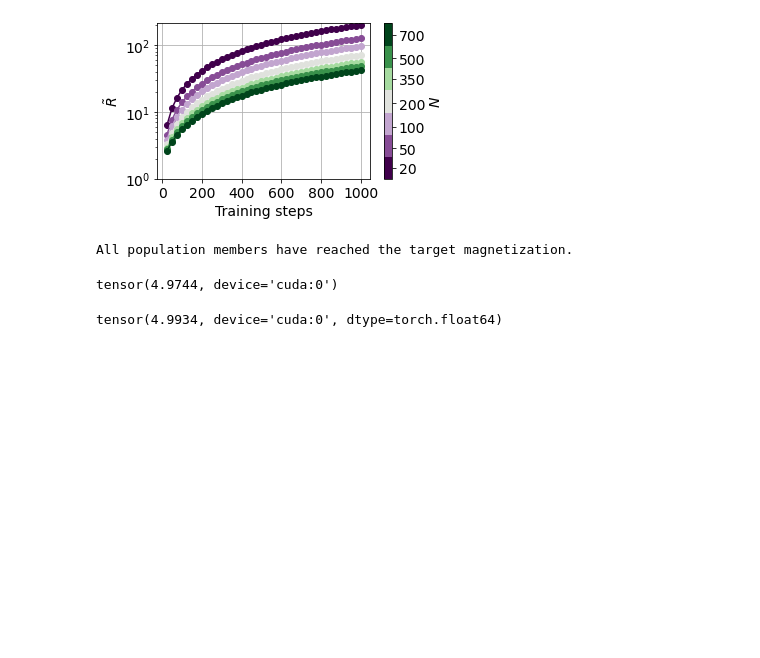
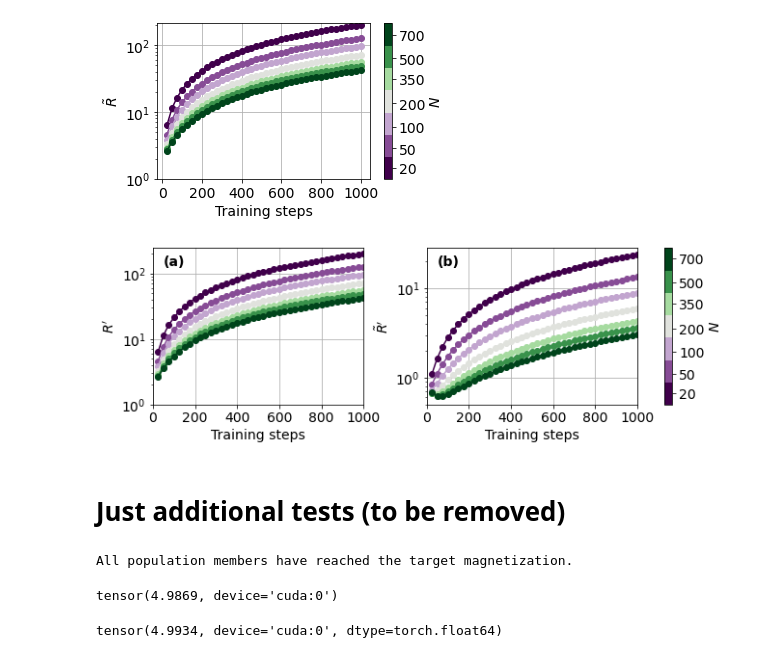
Before and after one commit to Laplaxe/MonteCarloGA_CW, a Jupyter notebook: Code/first_passages.ipynb, the cells around one changed output. Saved outputs shown, nothing was run; the diff lists cells and outputs as text; code cells hidden in the pictures; blank space fills up the shorter version.

Commit message:
update plot 2 vanilla

```diff
--- a/Code/first_passages.ipynb
+++ b/Code/first_passages.ipynb
@@ -1479,6 +1479,77 @@ plt.tight_layout()
 plt.show()
 # %% [output]
 [figure]
+# %%
+import matplotlib.pyplot as plt
+import matplotlib.colors as mcolors
+import numpy as np
+
+custom_cmap = mcolors.LinearSegmentedColormap.from_list("ptog", ptog)
+
+Ns = [20, 50, 100, 200, 350, 500, 700]
+
+# Create discrete colormap
+discrete_colors = custom_cmap(np.linspace(0, 1, len(Ns)))
+discrete_cmap = mcolors.ListedColormap(discrete_colors)
+
+# Compute boundaries for the discrete colorbar
+boundaries = [Ns[0] - (Ns[1] - Ns[0]) / 2]
+for i in range(len(Ns) - 1):
+    boundaries.append((Ns[i] + Ns[i+1]) / 2)
+boundaries.append(Ns[-1] + (Ns[-1] - Ns[-2]) / 2)
+
+# Create norm for colorbar
+norm = mcolors.BoundaryNorm(boundaries, ncolors=len(Ns))
+
+# ScalarMappable for colorbar
+sm = plt.cm.ScalarMappable(cmap=discrete_cmap, norm=norm)
+sm.set_array([])
+
+# Create a gridspec to allow space for colorbar on the right
+fig, axs = plt.subplots(1, 2, figsize=(10, 3),
+                        gridspec_kw={'width_ratios': [1, 1], 'wspace': 0.3})
+
+# Plot first dataset on left subplot (all_results2)
+for i, results in enumerate(all_results2):
+    results = np.array(results)
+    axs[0].plot(results[1:, 0], (results[1:, -2] + results[1:, 0]) / results[1:, -3],
+                marker="o", alpha=1, color=discrete_colors[i])
+axs[0].set_xlabel(r'Training steps', fontsize=14)
+axs[0].set_ylabel(r"$R'$", fontsize=14)
+axs[0].set_yscale("log")
+axs[0].set_ylim(1, None)
+axs[0].set_xlim(0, 1000)
+axs[0].grid(True)
+axs[0].tick_params(axis='both', labelsize=14)
+
+# Plot second dataset on right subplot (all_results)
+for i, results in enumerate(all_results):
+    results = np.array(results)
+    axs[1].plot(results[1:, 0], (results[1:, -2] + results[1:, 0]) / results[1:, -3],
+                marker="o", alpha=1, color=discrete_colors[i])
+axs[1].set_xlabel(r'Training steps', fontsize=14)
+axs[1].set_ylabel(r"$\tilde{R}'$", fontsize=14)
+axs[1].set_yscale("log")
+axs[1].grid(True)
+axs[1].set_ylim(0.5, None)
+axs[1].set_xlim(0, 1000)
+axs[1].tick_params(axis='both', labelsize=14)
+
+axs[0].text(0.05, 0.95, "(a)", transform=axs[0].transAxes, fontsize=14, verticalalignment='top', fontweight='bold')
+axs[1].text(0.05, 0.95, "(b)", transform=axs[1].transAxes, fontsize=14, verticalalignment='top', fontweight='bold')
+
+# Add the colorbar on the right, spanning both subplots
+cbar = fig.colorbar(sm, ax=axs, boundaries=boundaries, ticks=Ns, orientation='vertical', fraction=0.05, pad=0.05)
+cbar.set_label(r'$N$', fontsize=14)
+cbar.ax.tick_params(labelsize=14)
+
+plt.tight_layout()
+plt.savefig(f"../Plots/FPS_comparison_vanilla_both.pdf", bbox_inches='tight')
+plt.show()
+# %% [output]
+[figure, added]
+# %% [markdown]
+# Just additional tests (to be removed)
 # %%
 def generate_config_fast(model, N_spins, N_config, J):
     """
@@ -1625,10 +1696,11 @@ W = torch.zeros(N)
 model = setup_model(W, N=N)
 # %%
 N = 20
-M = 16
+M = 8
 beta_target = 1.4472135954999579
-montecarlo_alternated_abs(N, beta_target,M , model, pop_size = 50000, k = 1).mean()
+m_target = 0.8371311400956193
+montecarlo_alternated_abs(N, beta_target,int(m_target*N), model, pop_size = 50000, k = 1).mean()
 # %% [output]
 All population members have reached the target magnetization.
-tensor(4.9744, device='cuda:0')
+tensor(4.9869, device='cuda:0')
 # %%
```
Also changed, not shown: parts of 2 cells of this notebook, 1 other file.
